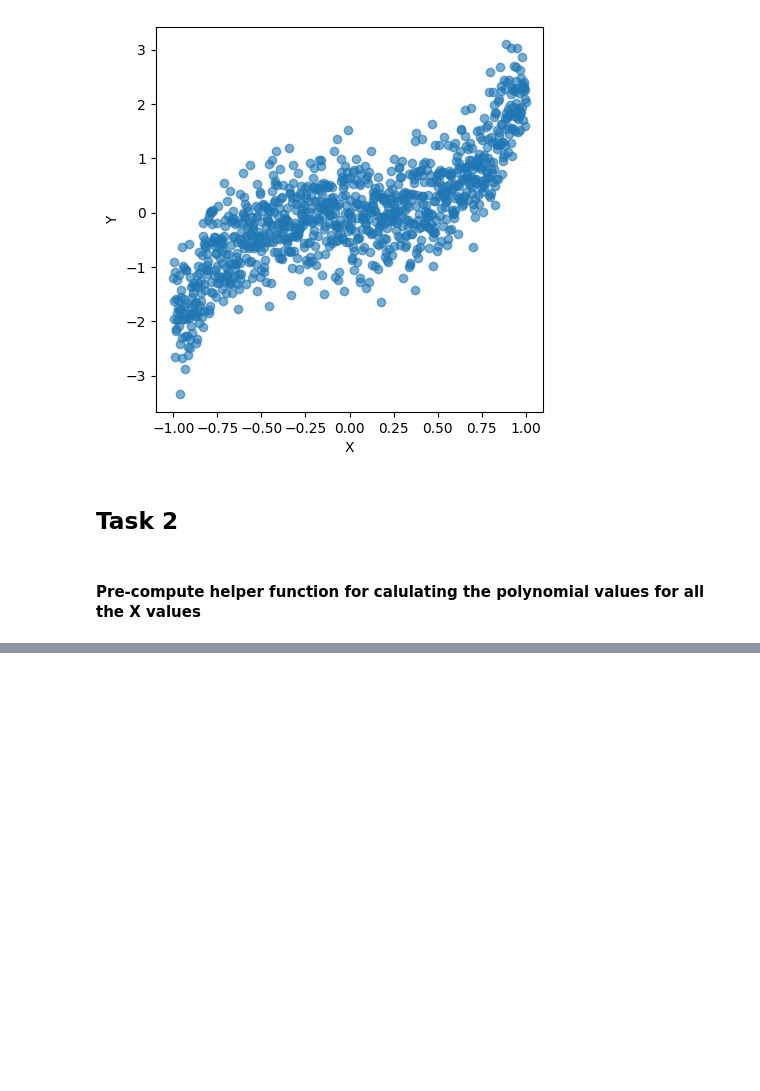
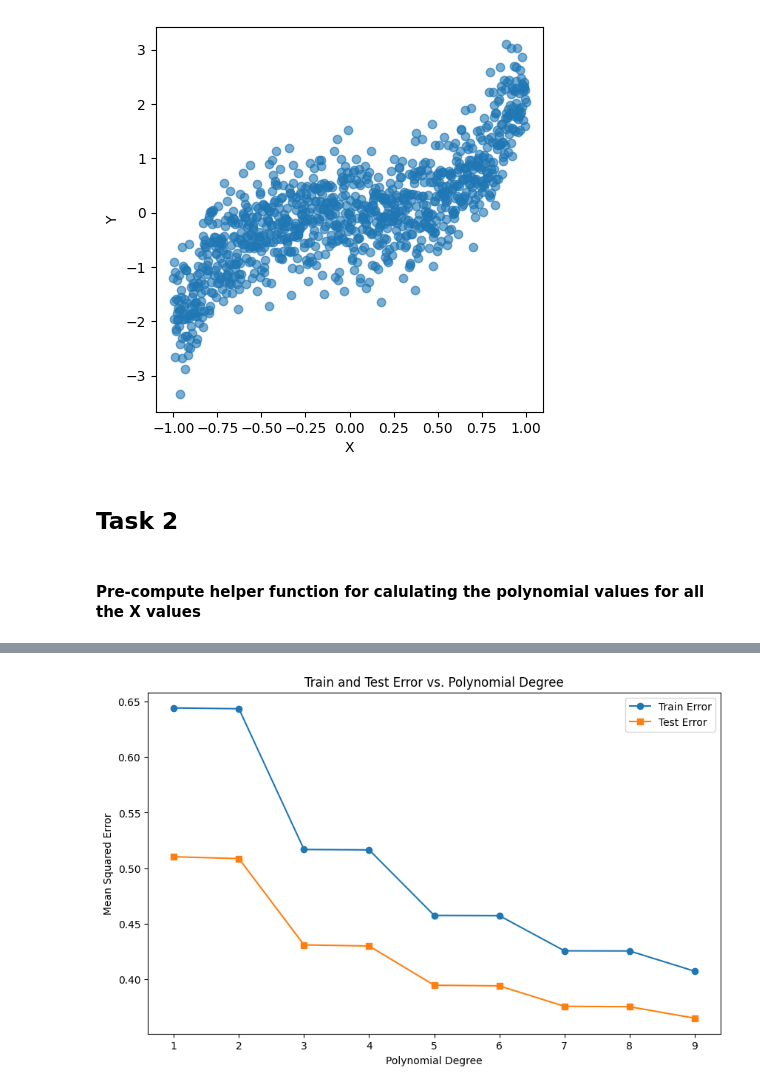
Before and after one commit to RastogiAdit/FODS-Assignment_1, a Jupyter notebook: Assignment-1.ipynb, the cells around one changed output, grey strips where cells are left out. Drawn from its saved outputs; the diff is of its cells as text; code cells hidden in the pictures; blank space fills up the shorter version.

```diff
--- a/Assignment-1.ipynb
+++ b/Assignment-1.ipynb
@@ -202,0 +227,56 @@ plt.show()
+# %%
+def gradient_descent_L2_vectorized(X, y, w, ln_lambda, learning_rate=0.001, max_iter=500, batch_size=200):
+    N = len(y)
+    for itr in range(max_iter):
+        for start in range(0, N, batch_size):
+            end = min(start + batch_size, N)
+            X_batch = X[start:end]
+            y_batch = y[start:end]
+            predictions = np.dot(X_batch, w)
+            errors = predictions - y_batch
+            grad = (1 / len(y_batch)) * np.dot(X_batch.T, errors) + ln_lambda * w
+            w -= learning_rate * grad
+    return w
+
+# Compute the error with L2 regularization (vectorized)
+def compute_error_L2_vectorized(X, y, w):
+    predictions = np.dot(X, w)
+    errors = predictions - y
+    return np.mean(errors ** 2)  # Mean squared error
+
+degrees = range(1, 10)
+train_errors = []
+test_errors = []
+
+for deg in degrees:
+    # Create the design matrix for train and test sets
+    X_train_design = pre_compute(train_set['X'], deg)
+    X_test_design = pre_compute(test_set['X'], deg)
+
+    y_train = train_set['Y'].values
+    y_test = test_set['Y'].values
+
+    # Initialize weights
+    w = np.zeros(deg + 1)
+
+    # Train the model using gradient descent
+    w = gradient_descent_L2_vectorized(X_train_design, y_train, w, ln_lambda=0.01, max_iter=500)
+
+    # Compute training and test errors
+    train_error = compute_error_L2_vectorized(X_train_design, y_train, w)
+    test_error = compute_error_L2_vectorized(X_test_design, y_test, w)
+
+    train_errors.append(train_error)
+    test_errors.append(test_error)
+
+# Plot train and test errors
+plt.figure(figsize=(10, 6))
+plt.plot(degrees, train_errors, label='Train Error', marker='o')
+plt.plot(degrees, test_errors, label='Test Error', marker='s')
+plt.xlabel('Polynomial Degree')
+plt.ylabel('Mean Squared Error')
+plt.title('Train and Test Error vs. Polynomial Degree')
+plt.legend()
+plt.show()
+# %% [output]
+[figure, added]
```
Also changed, not shown: parts of 13 cells of this notebook, 1 other file.
